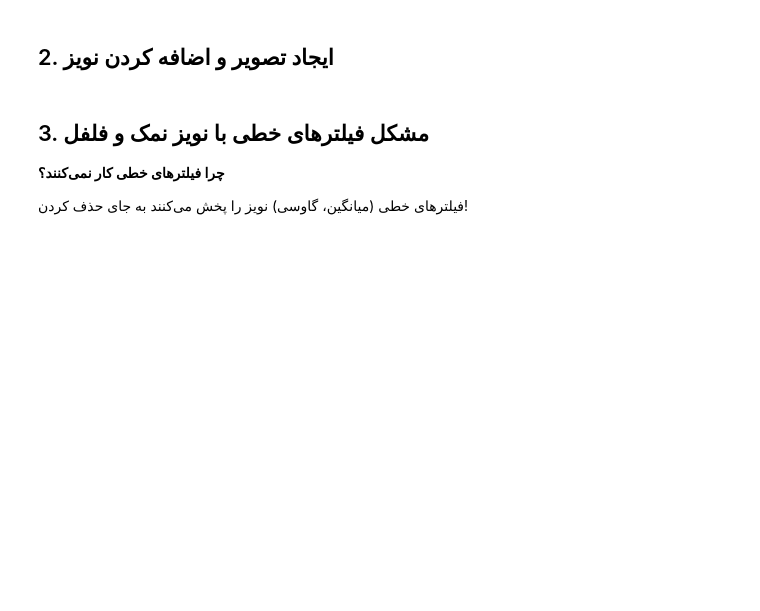
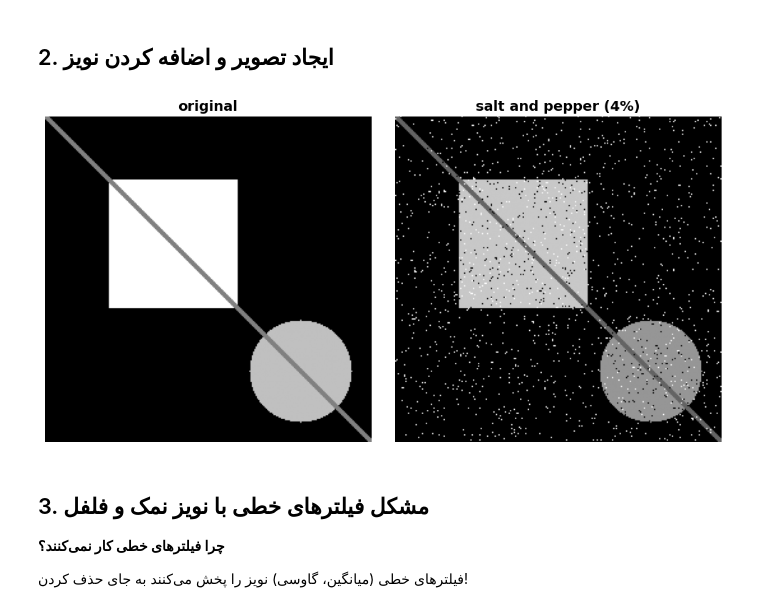
Before and after one commit to MasihMoafi/OpenCV-Tutorial, a Jupyter notebook: assignments/chapter1_filtering/03_nonlinear_filters.ipynb, the cells around one changed output. Drawn from its saved outputs; the diff is of its cells as text; code cells hidden in the pictures; blank space fills up the shorter version.

```diff
--- a/assignments/chapter1_filtering/03_nonlinear_filters.ipynb
+++ b/assignments/chapter1_filtering/03_nonlinear_filters.ipynb
@@ -71,20 +75,22 @@ print("✓ توابع آماده شدند")
 # %%
 # ایجاد تصویر نمونه
 height, width = 256, 256
 original = np.zeros((height, width), dtype=np.uint8)
 
 # اضافه کردن اشکال
 cv2.rectangle(original, (50, 50), (150, 150), 200, -1)
 cv2.circle(original, (200, 200), 40, 150, -1)
 cv2.line(original, (0, 0), (255, 255), 100, 2)
 
 # اضافه کردن نویز نمک و فلفل
 noisy_sp = add_salt_pepper_noise(original, salt_prob=0.02, pepper_prob=0.02)
 
 display_images(
     [original, noisy_sp],
-    ['تصویر اصلی', 'نویز نمک و فلفل (4%)']
+    ['original', 'salt and pepper (4%)']
 )
+# %% [output]
+[figure, added]
 # %% [markdown]
 ## 3. مشکل فیلترهای خطی با نویز نمک و فلفل
 
```
Also changed, not shown: parts of 7 cells of this notebook, 36 other files.
